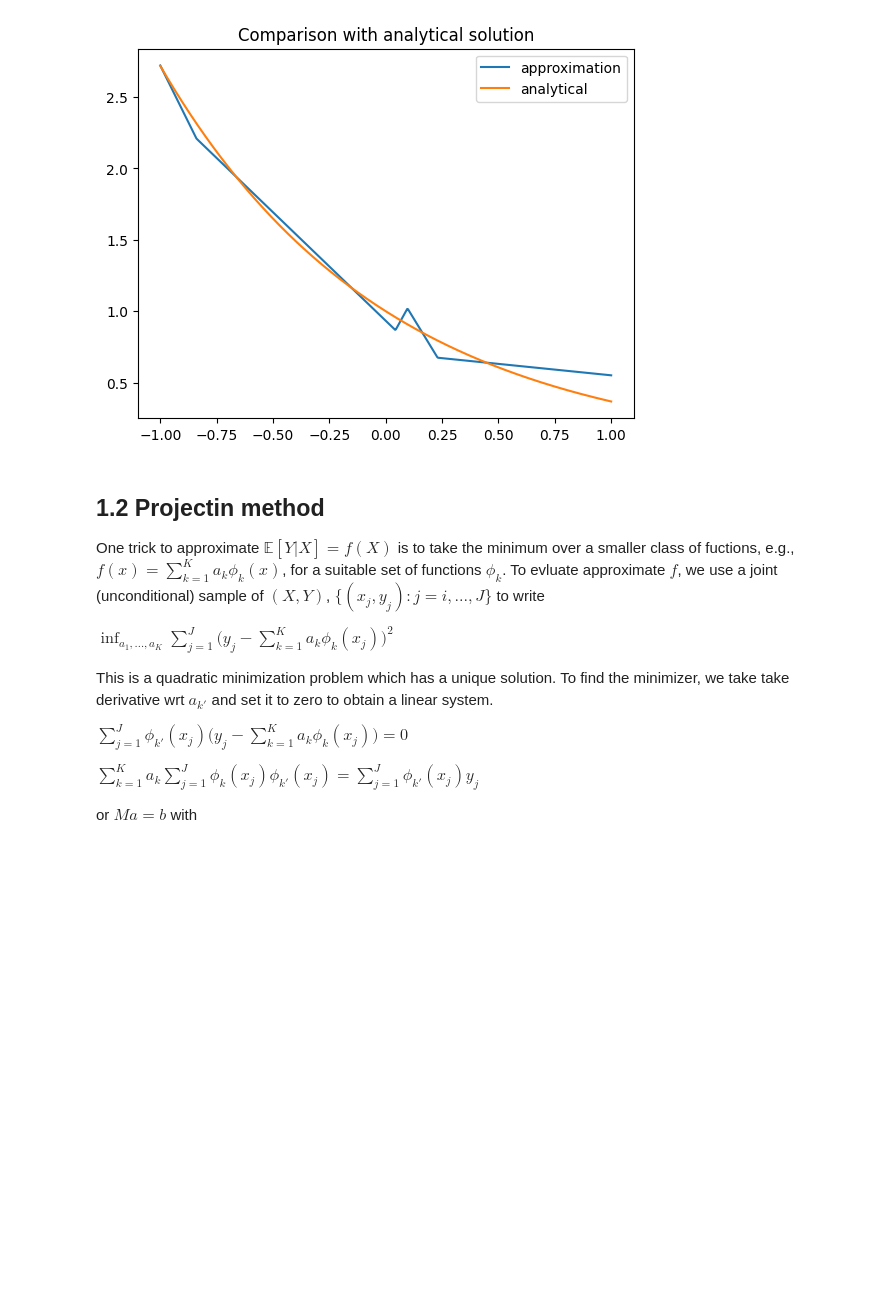
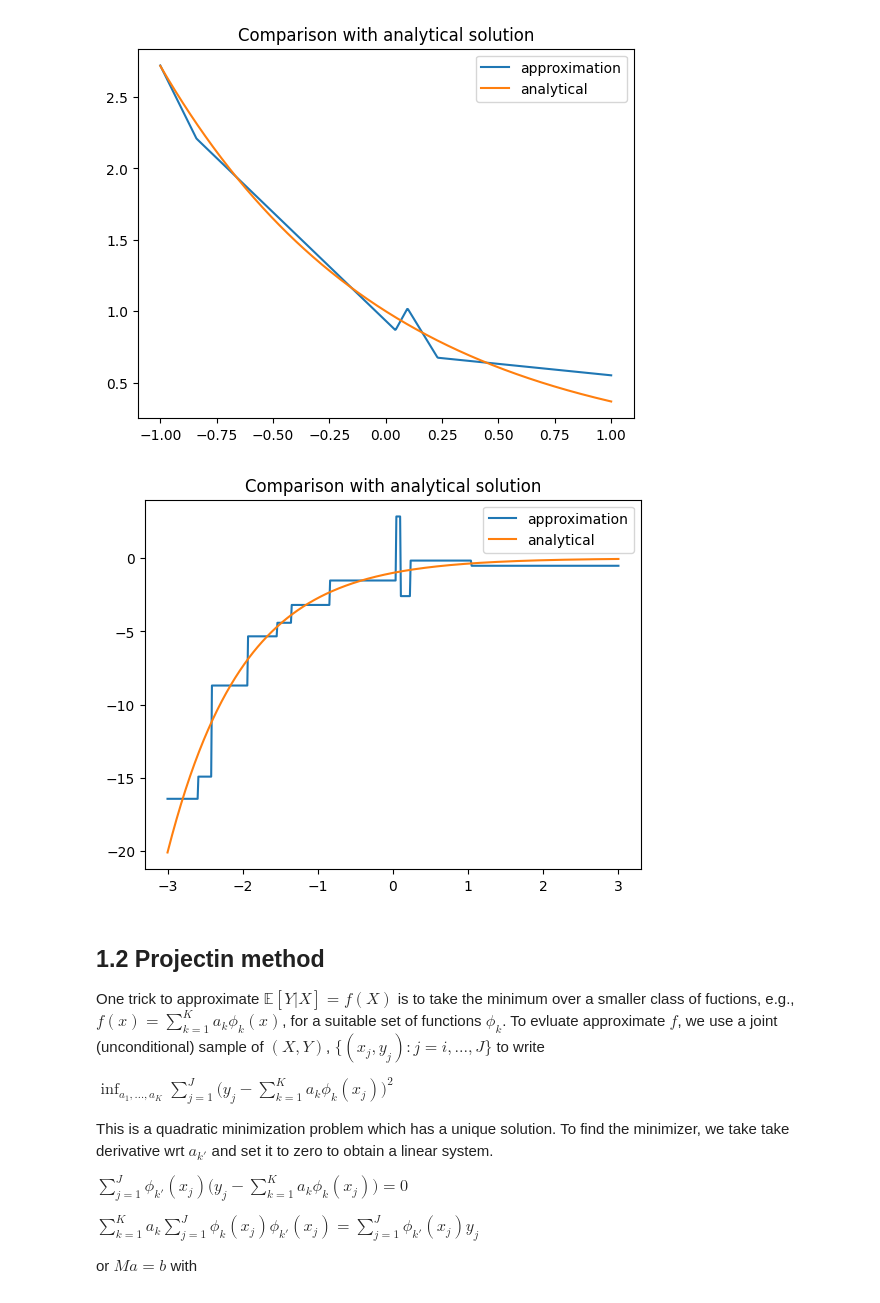
Before and after one commit to arashfahim/Stochastic_Control_FSU, a Jupyter notebook: Discrete_time_DPP.ipynb, the cells around one changed output. Saved outputs shown, nothing was run; the diff lists cells and outputs as text; code cells hidden in the pictures; blank space fills up the shorter version.

```diff
--- a/Discrete_time_DPP.ipynb
+++ b/Discrete_time_DPP.ipynb
@@ -247,3 +254,13 @@ plt.savefig(path+'test for model2'+stamp+'.png');
+# %%
+xx = torch.linspace(-3,3,600)
+yy = deriv(model2,xx.unsqueeze(1))
+plt.plot(xx.detach().numpy(),yy.detach().numpy(), label='approximation');
+plt.plot(xx.detach().numpy(),-np.exp(-xx.detach().numpy()), label='analytical');
+plt.title("Comparison with analytical solution");
+plt.legend();
+plt.savefig(path+'test for derivative  of model2'+stamp+'.png');
+# %% [output]
+[figure, added]
 # %% [markdown]
 ## 1.2 Projectin method
 
```
Also changed, not shown: parts of 3 cells of this notebook.
